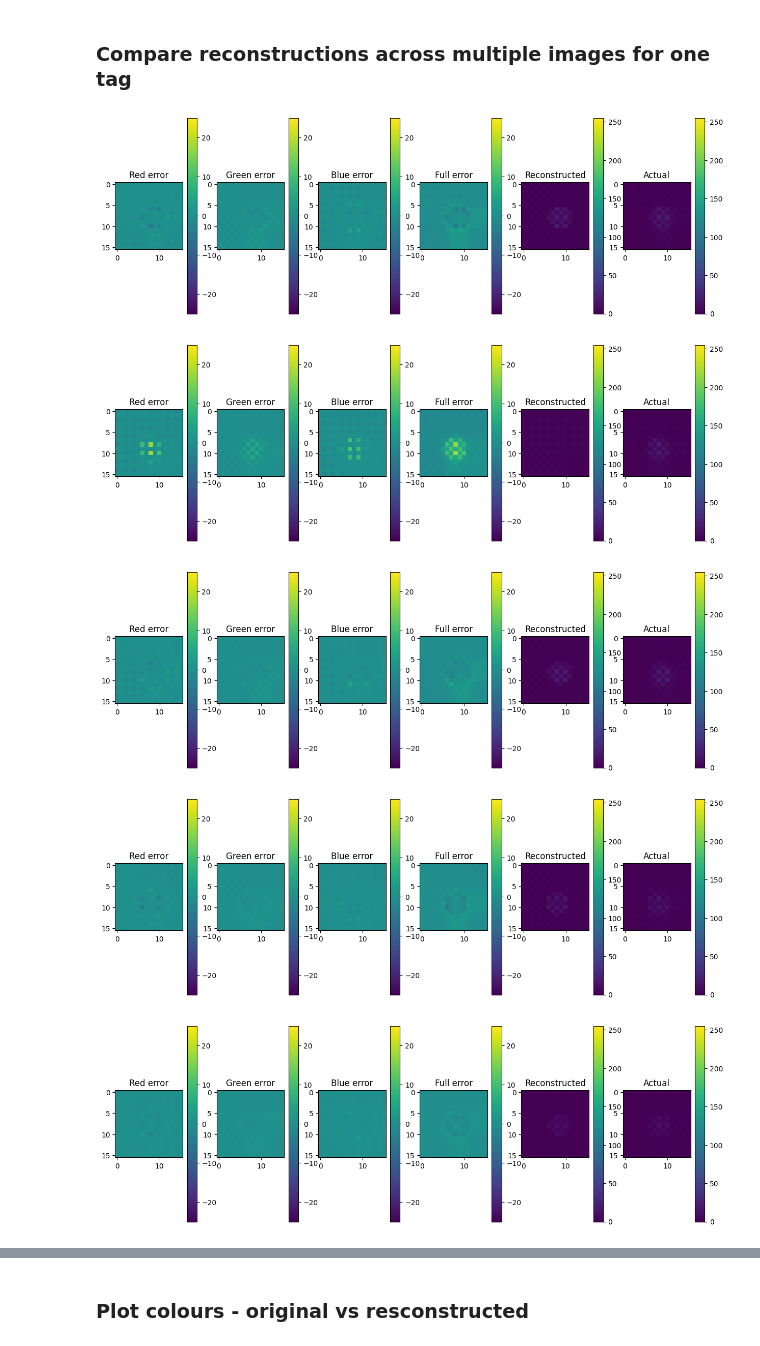
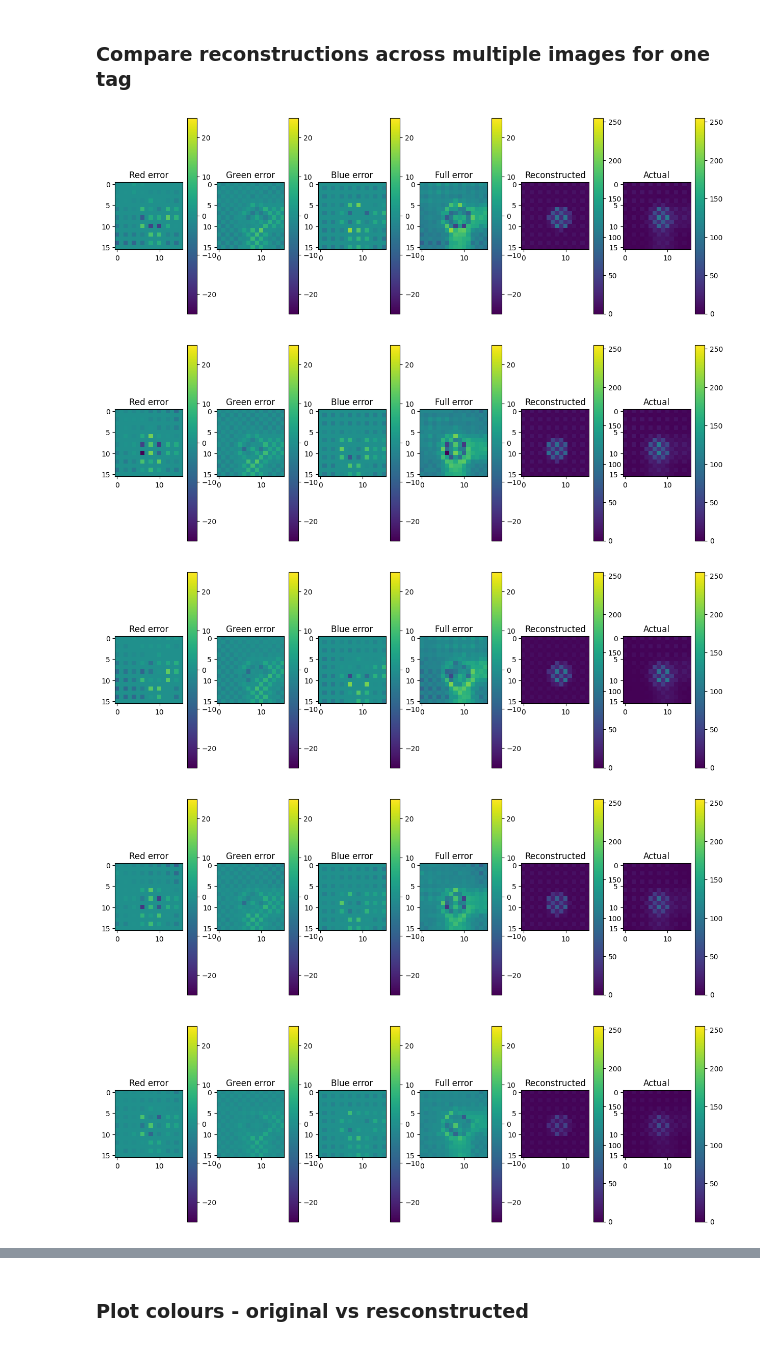
Before and after one commit to acb21kb/bumblebee-tags, a Jupyter notebook: open_files.ipynb, the cells around one changed output, grey strips where cells are left out. Drawn from its saved outputs; the diff is of its cells as text; code cells hidden in the pictures.

```diff
--- a/open_files.ipynb
+++ b/open_files.ipynb
@@ -428,21 +428,16 @@ def getOnlyColour(c, guess, values):
     return singleColour, singleColourReal
 # %%
 tag0HessInv = []
-tag0Predictions = []
 tag0X = []
 
-# divide by 5 to sanity check - does variance spread out?
 for i in range(onlyTag0.shape[0]):
     realImg = getSnipPlot(onlyTag0['Tag'].iloc[i])
-    realImg = realImg / 5
     params = np.array([8.0, 8, 100, 50, 20, 5, 4, 3])
     res = minimize(temp, params, jac=grad(temp), hess=hessian(temp),
                 bounds=((0,16), (0,16), (0,None), (0,None), (0,None), (0,None), (0,None), (0,None)))
-    tagCoord, tagBright, bgBright = res.x[:2], res.x[2:5], res.x[5:]
-    pred = np.array(simulate_image(tagCoord, tagBright, bgBright, 2.6, [16,16])).reshape([16,16])
+    pred = np.array(simulate_image(res.x[:2], res.x[2:5], res.x[5:], 2.6, [16,16])).reshape([16,16])
 
     tag0HessInv.append(hessian(temp)(res.x))
-    tag0Predictions.append(pred)
     tag0X.append(res.x)
 
     """ # Plot reconstructed and error
@@ -468,38 +463,38 @@ for i in range(onlyTag0.shape[0]):
 
     plt.figure(figsize=[15,5])
     plt.subplot(1,6,1)
-    plt.imshow(np.array(red -redGuess), clim=[-25,25])
+    plt.imshow(np.array(red - redGuess), clim=[-25,25])
     plt.colorbar()
     plt.title("Red error")
 
     plt.subplot(1,6,2)
     plt.imshow(np.array(green - greenGuess), clim=[-25,25])
     plt.colorbar()
     plt.title("Green error")
 
     plt.subplot(1,6,3)
     plt.imshow(np.array(blue - blueGuess), clim=[-25,25])
     plt.colorbar()
     plt.title("Blue error")
 
     plt.subplot(1,6,4)
     plt.imshow(np.array(realImg - pred), clim=[-25,25])
     plt.colorbar()
     plt.title("Full error")
 
     plt.subplot(1,6,5)
     plt.imshow(pred, clim=[0,255])
     plt.colorbar()
     plt.title("Reconstructed")
 
     plt.subplot(1,6,6)
     error = np.array(realImg)
     plt.imshow(error, clim=[0,255])
     plt.colorbar()
     plt.title("Actual")
 # %% [output]
-[figure, old version]
+[figure, new version]
-[figure, old version]
+[figure, new version]
-[figure, old version]
+[figure, new version]
-[figure, old version]
+[figure, new version]
-[figure, old version]
+[figure, new version]
```
Also changed, not shown: parts of 32 cells of this notebook, 1 other file.
